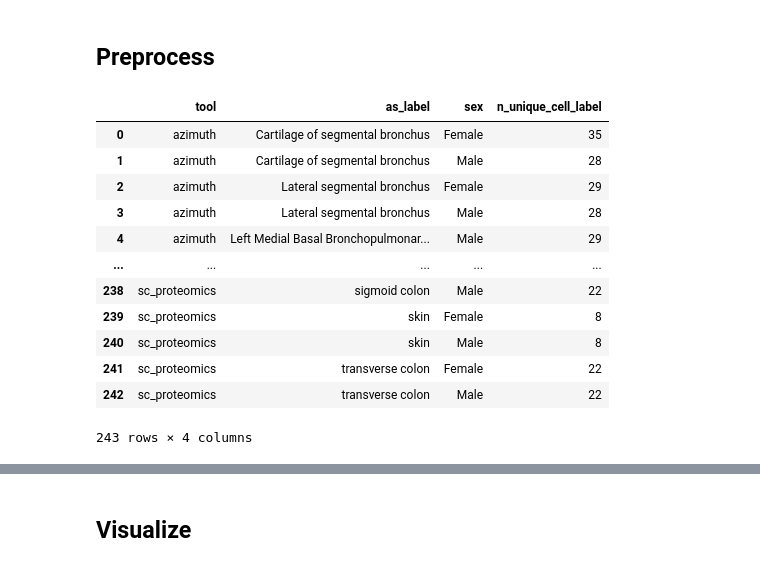
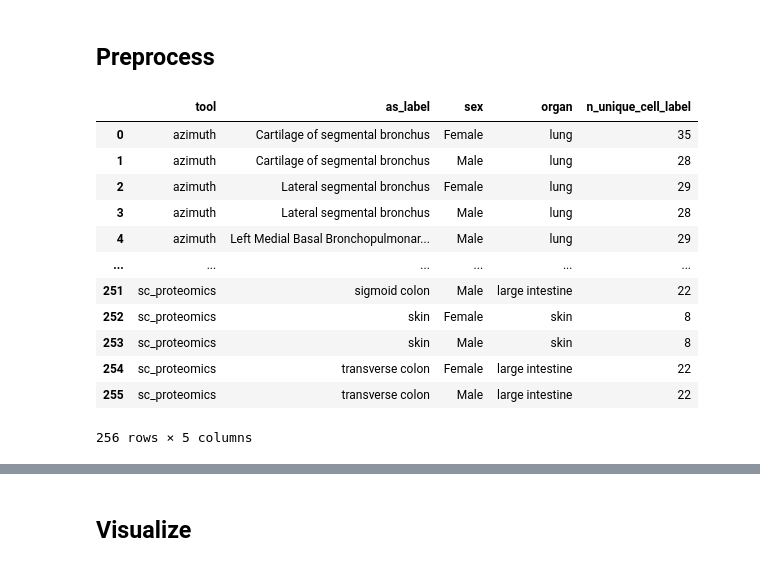
Before and after one commit to cns-iu/ctann-data-descriptor, a Jupyter notebook: figures/fig-as-pop.ipynb, the cells around one changed output, grey strips where cells are left out. Saved outputs shown, nothing was run; the diff lists cells and outputs as text; code cells hidden in the pictures.

```diff
--- a/figures/fig-as-pop.ipynb
+++ b/figures/fig-as-pop.ipynb
@@ -72,22 +72,23 @@ df_as
 # %%
 # get nunique() cell_label by tool per as_label by sex
 new_df = (
-    df_as.groupby(["tool", "as_label", "sex"])["cell_label"]
+    df_as.groupby(['tool', 'as_label', 'sex','organ'])["cell_label"]
       .nunique()
-      .reset_index(name="n_unique_cell_label")
+      .reset_index(name='n_unique_cell_label')
 )
+new_df['organ'] = new_df['organ'].str.lower()
 new_df
 # %% [output]
-|  | tool | as_label | sex | n_unique_cell_label |
-| 0 | azimuth | Cartilage of segmental bronchus | Female | 35 |
-| 1 | azimuth | Cartilage of segmental bronchus | Male | 28 |
-| 2 | azimuth | Lateral segmental bronchus | Female | 29 |
-| 3 | azimuth | Lateral segmental bronchus | Male | 28 |
-| 4 | azimuth | Left Medial Basal Bronchopulmonar... | Male | 29 |
-| ... | ... | ... | ... | ... |
-| 238 | sc_proteomics | sigmoid colon | Male | 22 |
-| 239 | sc_proteomics | skin | Female | 8 |
-| 240 | sc_proteomics | skin | Male | 8 |
-| 241 | sc_proteomics | transverse colon | Female | 22 |
-| 242 | sc_proteomics | transverse colon | Male | 22 |
+|  | tool | as_label | sex | organ | n_unique_cell_label |
+| 0 | azimuth | Cartilage of segmental bronchus | Female | lung | 35 |
+| 1 | azimuth | Cartilage of segmental bronchus | Male | lung | 28 |
+| 2 | azimuth | Lateral segmental bronchus | Female | lung | 29 |
+| 3 | azimuth | Lateral segmental bronchus | Male | lung | 28 |
+| 4 | azimuth | Left Medial Basal Bronchopulmonar... | Male | lung | 29 |
+| ... | ... | ... | ... | ... | ... |
+| 251 | sc_proteomics | sigmoid colon | Male | large intestine | 22 |
+| 252 | sc_proteomics | skin | Female | skin | 8 |
+| 253 | sc_proteomics | skin | Male | skin | 8 |
+| 254 | sc_proteomics | transverse colon | Female | large intestine | 22 |
+| 255 | sc_proteomics | transverse colon | Male | large intestine | 22 |
-243 rows × 4 columns
+256 rows × 5 columns
```
Also changed, not shown: parts of 2 cells of this notebook.
